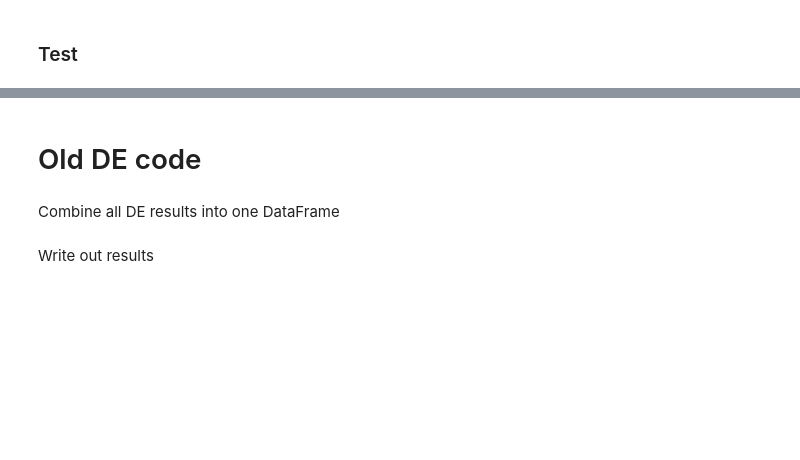
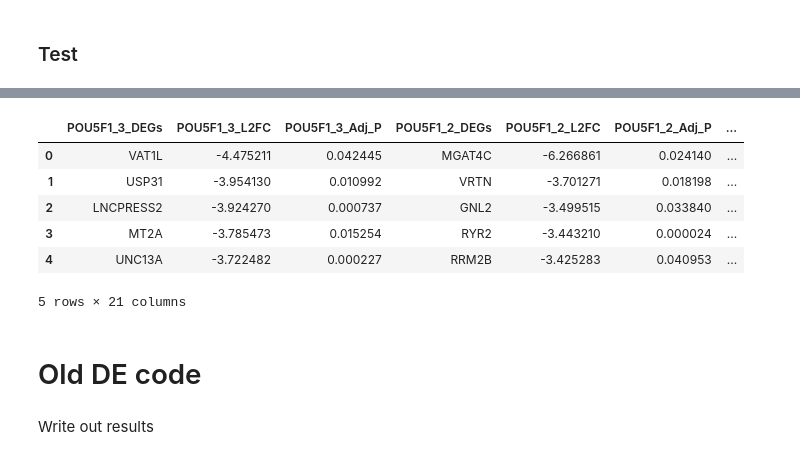
Before and after one commit to subramaniam-lab-ucsd/tf-project, a Jupyter notebook: tf_project_de_analysis_mde.ipynb, the cells around one changed output, grey strips where cells are left out. Cells and saved outputs as stored; diff of their text form; code cells hidden in the pictures; blank space fills up the shorter version.

```diff
--- a/tf_project_de_analysis_mde.ipynb
+++ b/tf_project_de_analysis_mde.ipynb
@@ -647,0 +438,4 @@ ZBED6 has 0 DEGs
+# %%
+data_path = "/home/ranwyl/data_tf_project/KOLF_Pan_Genome_Alpha_Knockdown_Energy_Test_Filtered.h5ad"
+adata = psp.utils.read_anndata(data_path)
+adata
@@ -647,0 +448,5 @@ ZBED6 has 0 DEGs
+# %%
+test_kds = ["POU5F1", "NANOG", "ZNF521", "SMARCE1", "POU3F2", "PURG", "HOXD13"]
+test_adata = adata[(adata.obs.perturbed == "False") |
+                   (adata.obs.gene_target.isin(test_kds))].copy()
+test_adata
@@ -647,0 +511,3 @@ ZBED6 has 0 DEGs
+# %%
+test_adata_pipeline = test_adata.copy()
+pipeline_de_results = psp.de.differential_expression(test_adata_pipeline, plot_degs=False)
@@ -648,4 +568,15 @@ ZBED6 has 0 DEGs
+# %%
+from psp.de.differential_expression import _save_DEG_df
+pipeline_de_df = _save_DEG_df(pipeline_de_results, save=False)
+# %%
+pipeline_de_df.head()
+# %% [output]
+|  | POU5F1_3_DEGs | POU5F1_3_L2FC | POU5F1_3_Adj_P | POU5F1_2_DEGs | POU5F1_2_L2FC | POU5F1_2_Adj_P | ... |
+| 0 | VAT1L | -4.475211 | 0.042445 | MGAT4C | -6.266861 | 0.024140 | ... |
+| 1 | USP31 | -3.954130 | 0.010992 | VRTN | -3.701271 | 0.018198 | ... |
+| 2 | LNCPRESS2 | -3.924270 | 0.000737 | GNL2 | -3.499515 | 0.033840 | ... |
+| 3 | MT2A | -3.785473 | 0.015254 | RYR2 | -3.443210 | 0.000024 | ... |
+| 4 | UNC13A | -3.722482 | 0.000227 | RRM2B | -3.425283 | 0.040953 | ... |
+5 rows × 21 columns
 # %% [markdown]
 # Old DE code
-# %% [markdown]
-Combine all DE results into one DataFrame
```
Also changed, not shown: parts of 58 cells of this notebook.
